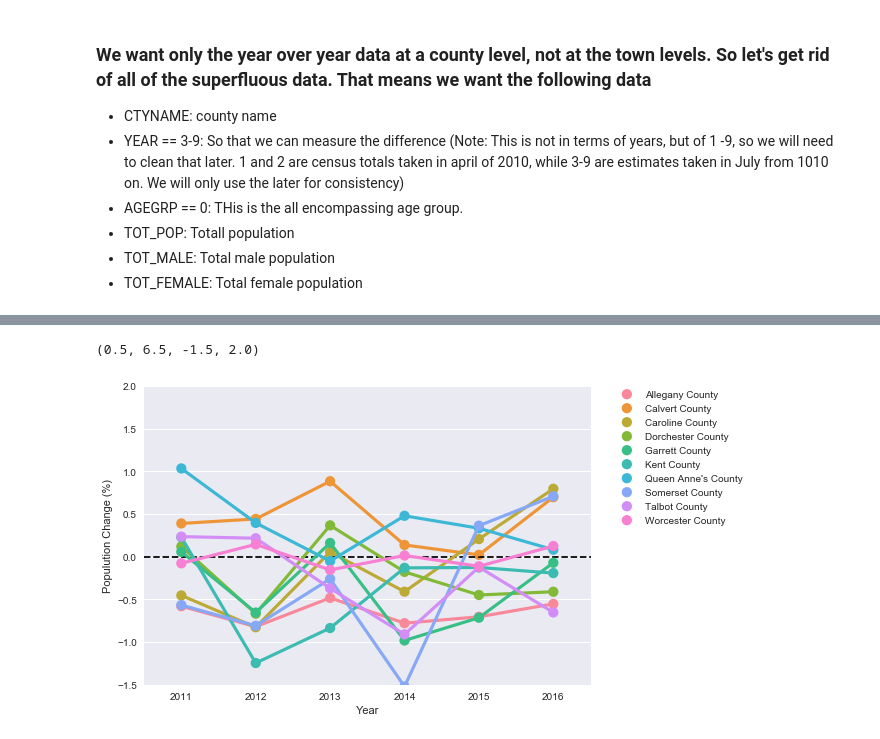
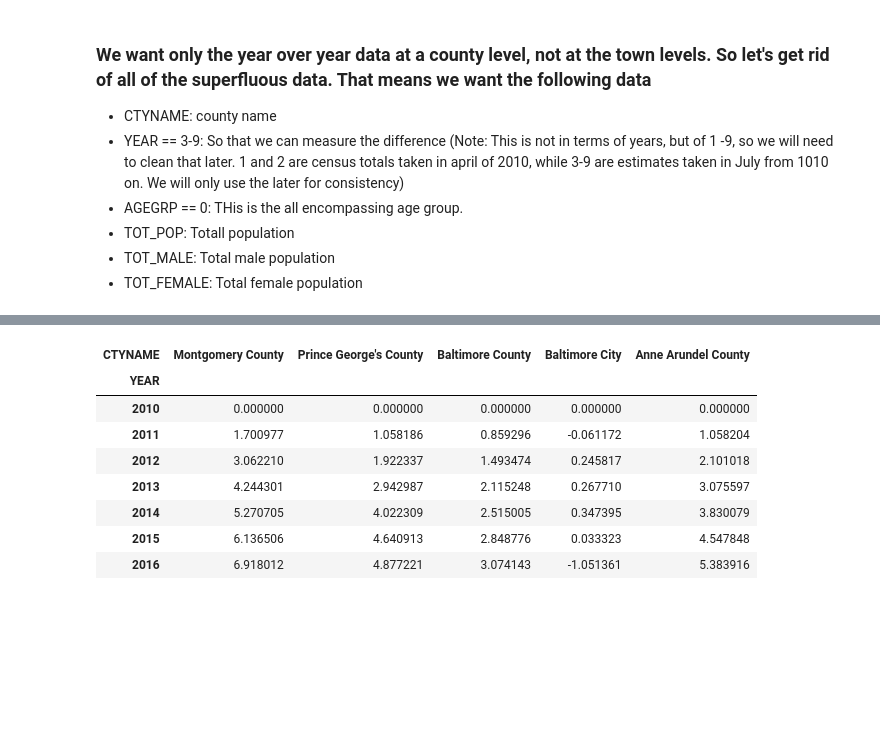
Before and after one commit to jrw5/Maryland_Census_Data, a Jupyter notebook: MD_County_Growth.ipynb, the cells around one changed output, grey strips where cells are left out. Saved outputs shown, nothing was run; the diff lists cells and outputs as text; code cells hidden in the pictures; blank space fills up the shorter version.

```diff
--- a/MD_County_Growth.ipynb
+++ b/MD_County_Growth.ipynb
@@ -191,16 +81,0 @@ plt.savefig('Largest Counties.png')
-# %%
-fig, ax = plt.subplots()
-ax.axhline(y=0, color='k', linestyle = '--')
-sb.pointplot(x = 'YEAR',
-             y = 'PER_CHNG',
-             hue = 'CTYNAME',
-             data = df[df['CTYNAME'].isin(ordered_names[-10:])])
-plt.ylabel('Populution Change (%)')
-plt.ylim(-1.5, 2)
-plt.xlim(.5, 6.5)
-plt.xlabel('Year')
-plt.legend(bbox_to_anchor=(1.05, 1), loc=0, borderaxespad=0.)
-plt.axis()
-# %% [output]
-(0.5, 6.5, -1.5, 2.0)
-[figure, removed]
@@ -206,0 +85,12 @@ plt.axis()
+# %%
+df.pivot('YEAR', 'CTYNAME', 'PCT_CHNG')[ranked[:5]]
+# %% [output]
+| CTYNAME | Montgomery County | Prince George's County | Baltimore County | Baltimore City | Anne Arundel County |
+| YEAR |  |  |  |  |  |
+| 2010 | 0.000000 | 0.000000 | 0.000000 | 0.000000 | 0.000000 |
+| 2011 | 1.700977 | 1.058186 | 0.859296 | -0.061172 | 1.058204 |
+| 2012 | 3.062210 | 1.922337 | 1.493474 | 0.245817 | 2.101018 |
+| 2013 | 4.244301 | 2.942987 | 2.115248 | 0.267710 | 3.075597 |
+| 2014 | 5.270705 | 4.022309 | 2.515005 | 0.347395 | 3.830079 |
+| 2015 | 6.136506 | 4.640913 | 2.848776 | 0.033323 | 4.547848 |
+| 2016 | 6.918012 | 4.877221 | 3.074143 | -1.051361 | 5.383916 |
```
Also changed, not shown: parts of 25 cells of this notebook, 1 other file.
